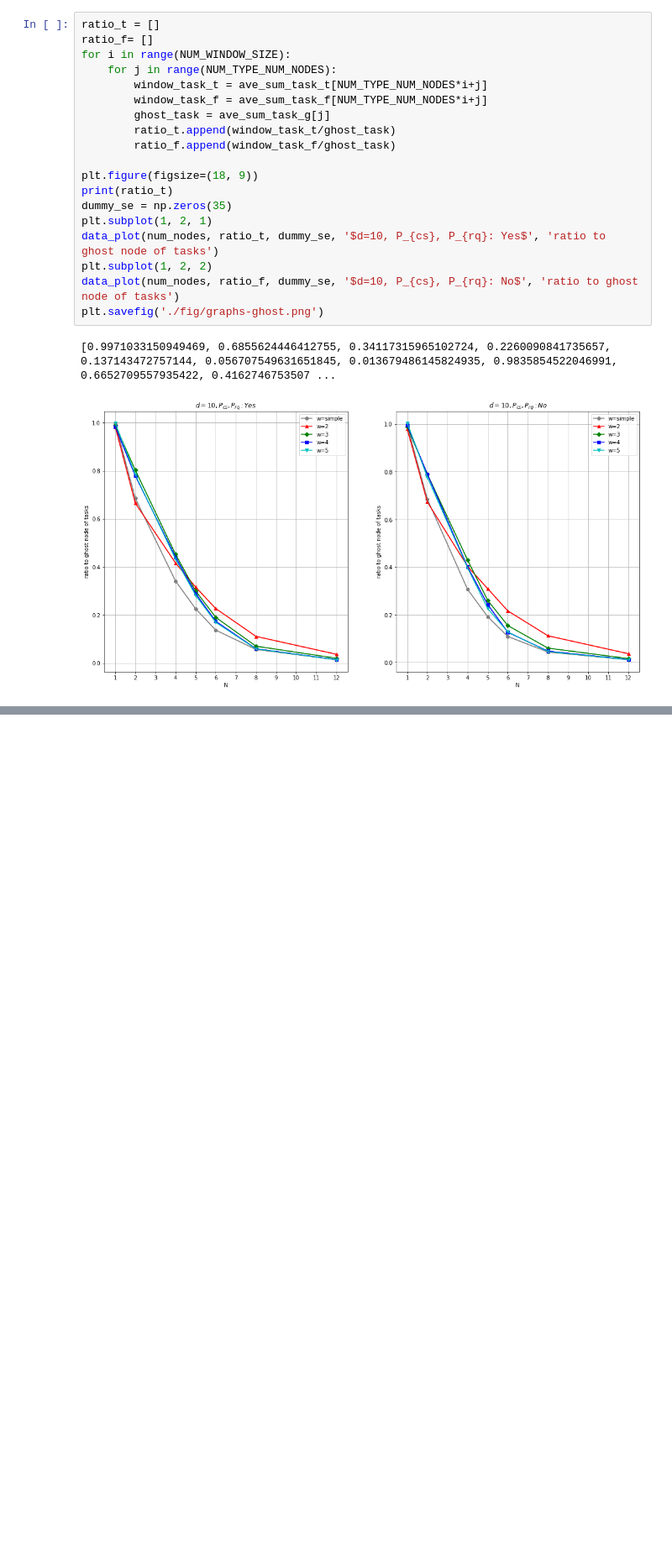
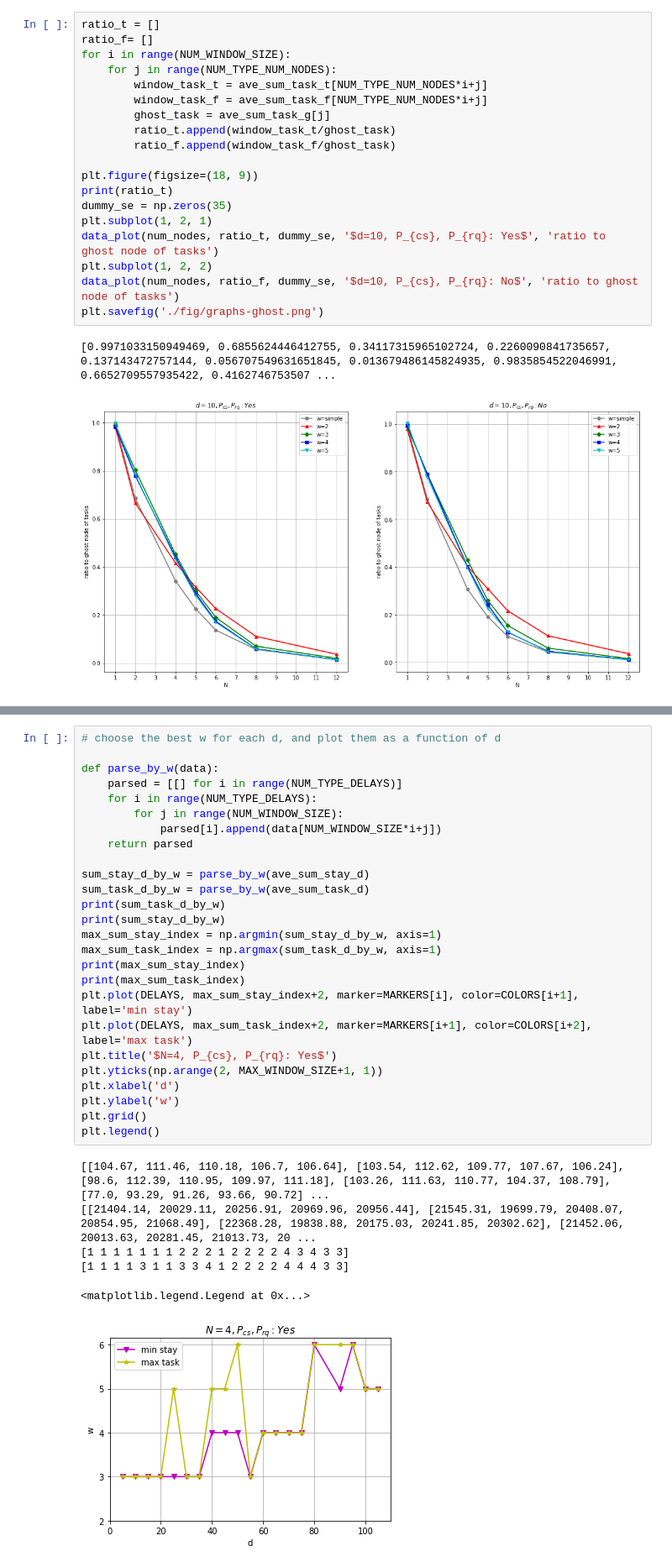
Before and after one commit to shoooooman/pad-data, a Jupyter notebook: data_plot.ipynb, the cells around one changed output, grey strips where cells are left out. Shown at 84% size. Saved outputs shown, nothing was run; the diff lists cells and outputs as text; blank space fills up the shorter version.

```diff
--- a/data_plot.ipynb
+++ b/data_plot.ipynb
@@ -176,0 +177,33 @@ plt.tight_layout()
+# %%
+# choose the best w for each d, and plot them as a function of d
+
+def parse_by_w(data):
+    parsed = [[] for i in range(NUM_TYPE_DELAYS)]
+    for i in range(NUM_TYPE_DELAYS):
+        for j in range(NUM_WINDOW_SIZE):
+            parsed[i].append(data[NUM_WINDOW_SIZE*i+j])
+    return parsed
+
+sum_stay_d_by_w = parse_by_w(ave_sum_stay_d)
+sum_task_d_by_w = parse_by_w(ave_sum_task_d)
+print(sum_task_d_by_w)
+print(sum_stay_d_by_w)
+max_sum_stay_index = np.argmin(sum_stay_d_by_w, axis=1)
+max_sum_task_index = np.argmax(sum_task_d_by_w, axis=1)
+print(max_sum_stay_index)
+print(max_sum_task_index)
+plt.plot(DELAYS, max_sum_stay_index+2, marker=MARKERS[i], color=COLORS[i+1], label='min stay')
+plt.plot(DELAYS, max_sum_task_index+2, marker=MARKERS[i+1], color=COLORS[i+2], label='max task')
+plt.title('$N=4, P_{cs}, P_{rq}: Yes$')
+plt.yticks(np.arange(2, MAX_WINDOW_SIZE+1, 1))
+plt.xlabel('d')
+plt.ylabel('w')
+plt.grid()
+plt.legend()
+# %% [output]
+[[104.67, 111.46, 110.18, 106.7, 106.64], [103.54, 112.62, 109.77, 107.67, 106.24], [98.6, 112.39, 110.95, 109.97, 111.18], [103.26, 111.63, 110.77, 104.37, 108.79], [77.0, 93.29, 91.26, 93.66, 90.72] ...
+[[21404.14, 20029.11, 20256.91, 20969.96, 20956.44], [21545.31, 19699.79, 20408.07, 20854.95, 21068.49], [22368.28, 19838.88, 20175.03, 20241.85, 20302.62], [21452.06, 20013.63, 20281.45, 21013.73, 20 ...
+[1 1 1 1 1 1 1 2 2 2 1 2 2 2 2 4 3 4 3 3]
+[1 1 1 1 3 1 1 3 3 4 1 2 2 2 2 4 4 4 3 3]
+<matplotlib.legend.Legend at 0x...>
+[figure, added]
```
Also changed, not shown: parts of 3 cells of this notebook, 14 other files.
